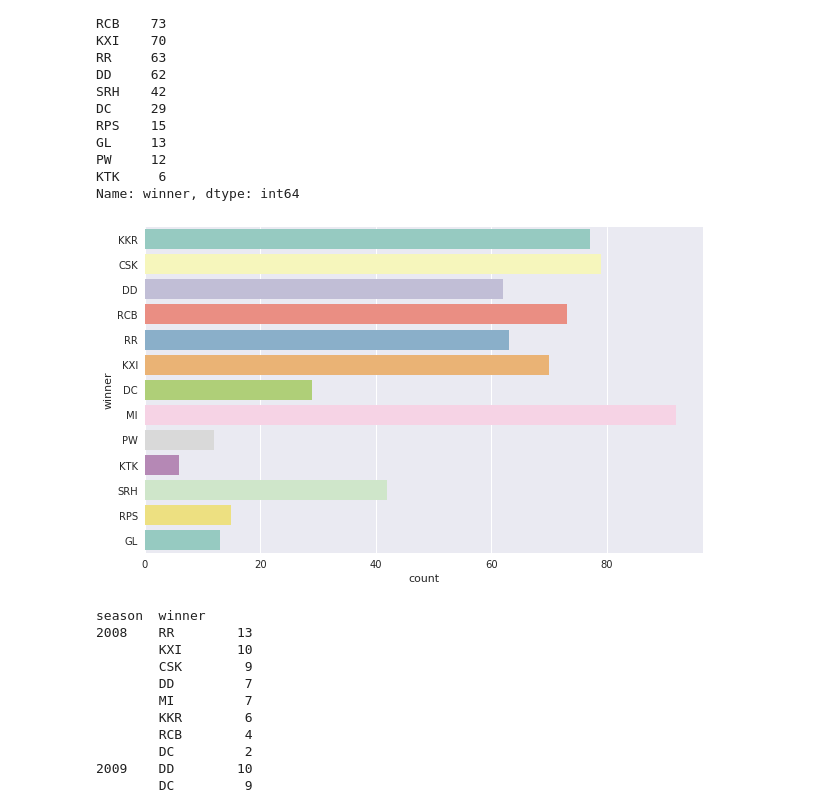
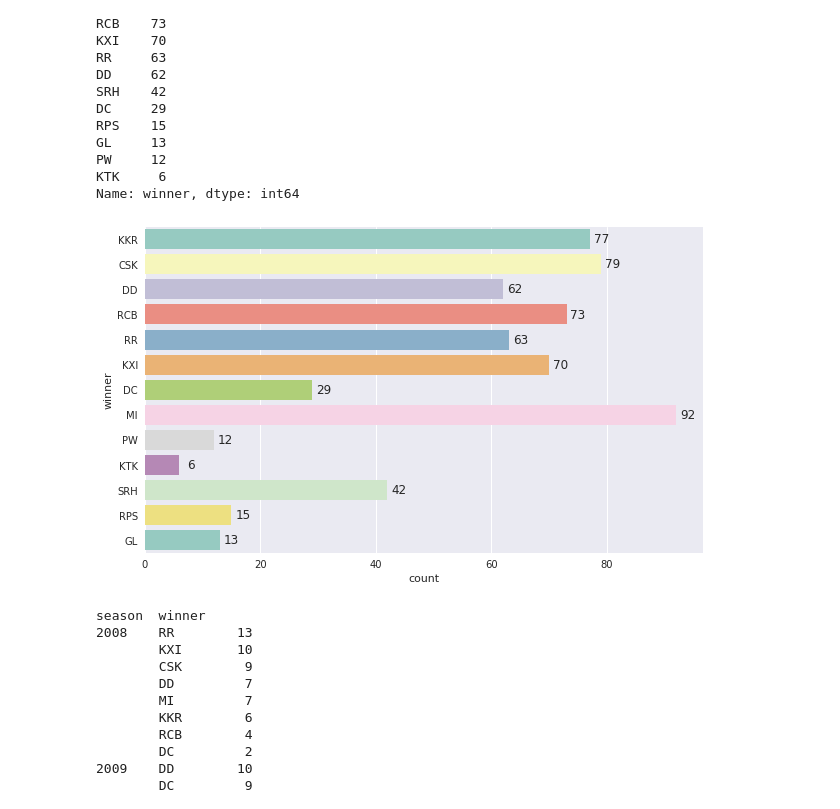
Before and after one commit to anupams97/-DataHack-Premier-League-Hackathon, a Jupyter notebook: Untitled.ipynb, the cells around one changed output. Cells and saved outputs as stored; diff of their text form; code cells hidden in the pictures.

```diff
--- a/Untitled.ipynb
+++ b/Untitled.ipynb
@@ -294,12 +225,16 @@ Name: winner, dtype: int64
 # %%
 plt.subplots(figsize=(10,6))
 sns.set(style="darkgrid")
 
 ax = sns.countplot(y="winner", data=df3,palette = 'Set3')
 
-plt.show()
+for p in ax.patches:
+    width = p.get_width()
+    plt.text(2+p.get_width(), p.get_y()+0.50*p.get_height(),
+             '{:1.0f}'.format(width),
+             ha='center', va='center')
 # %% [output]
-[figure, old version]
+[figure, new version]
 # %%
 #matches won by each team each season
 df3.groupby(['season'])['winner'].value_counts()
```
Also changed, not shown: parts of 32 cells of this notebook.
